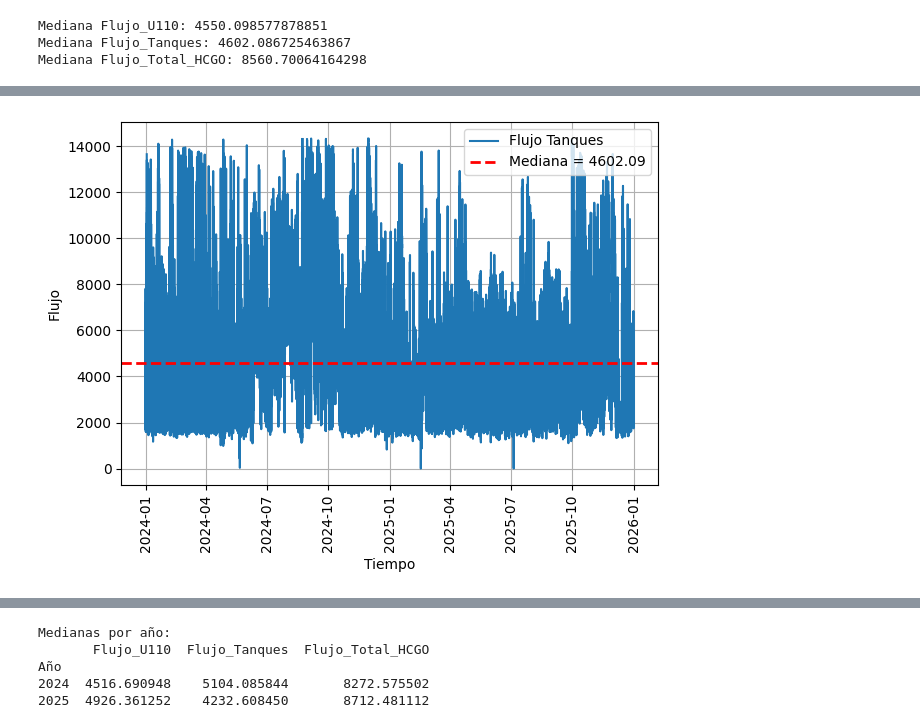
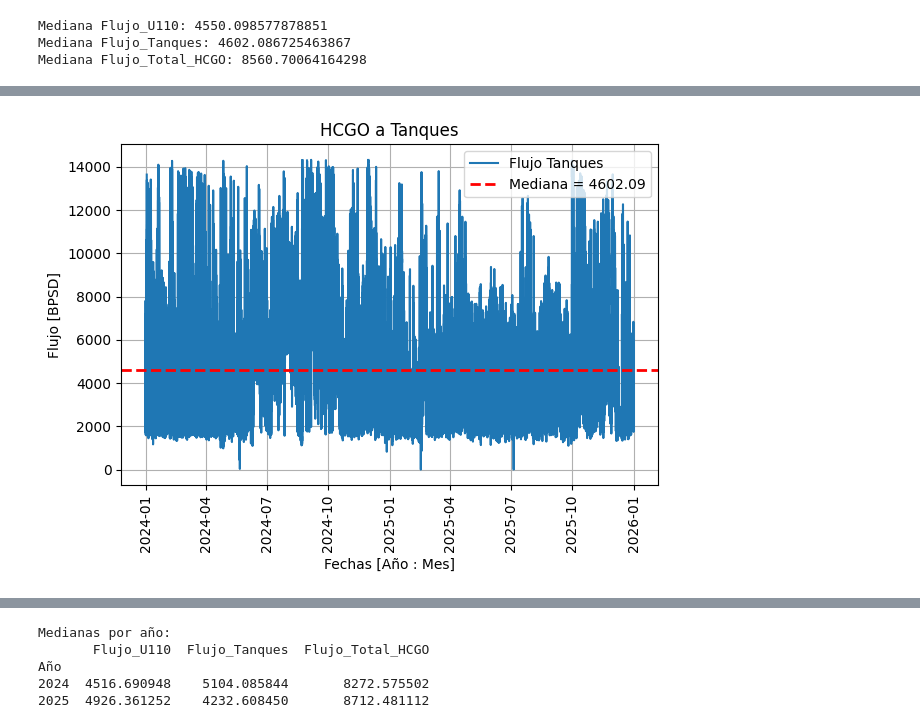
Before and after one commit to vbedoyaj21/OSBL, a Jupyter notebook: EDA_OSBL_HCGO.ipynb, the cells around one changed output, grey strips where cells are left out. Cells and saved outputs as stored; diff of their text form; code cells hidden in the pictures.

```diff
--- a/EDA_OSBL_HCGO.ipynb
+++ b/EDA_OSBL_HCGO.ipynb
@@ -154,21 +173,21 @@ plt.show()
 # %%
 # =========================
 # BLOQUE 5.2: Gráfico discontinuo Flujo Tanques
 # =========================
 #plt.figure(figsize=(14,6))
 
 plt.plot(df_merged.index, df_merged["Flujo_Tanques"], label="Flujo Tanques")
 
 plt.axhline(mediana_Tanques, linestyle="--", linewidth=2, color='r',
             label=f"Mediana = {mediana_Tanques:.2f}")
 
-plt.xlabel("Tiempo")
-plt.ylabel("Flujo")
+plt.xlabel("Fechas [Año : Mes]")
+plt.ylabel("Flujo [BPSD]")
 plt.xticks(rotation=90)
-#plt.title("ACA EL TITULITO")
+plt.title("HCGO a Tanques")
 plt.legend()
 plt.tight_layout()
 plt.grid(True)
 plt.show()
 # %% [output]
-[figure, old version]
+[figure, new version]
```
Also changed, not shown: parts of 8 cells of this notebook.
